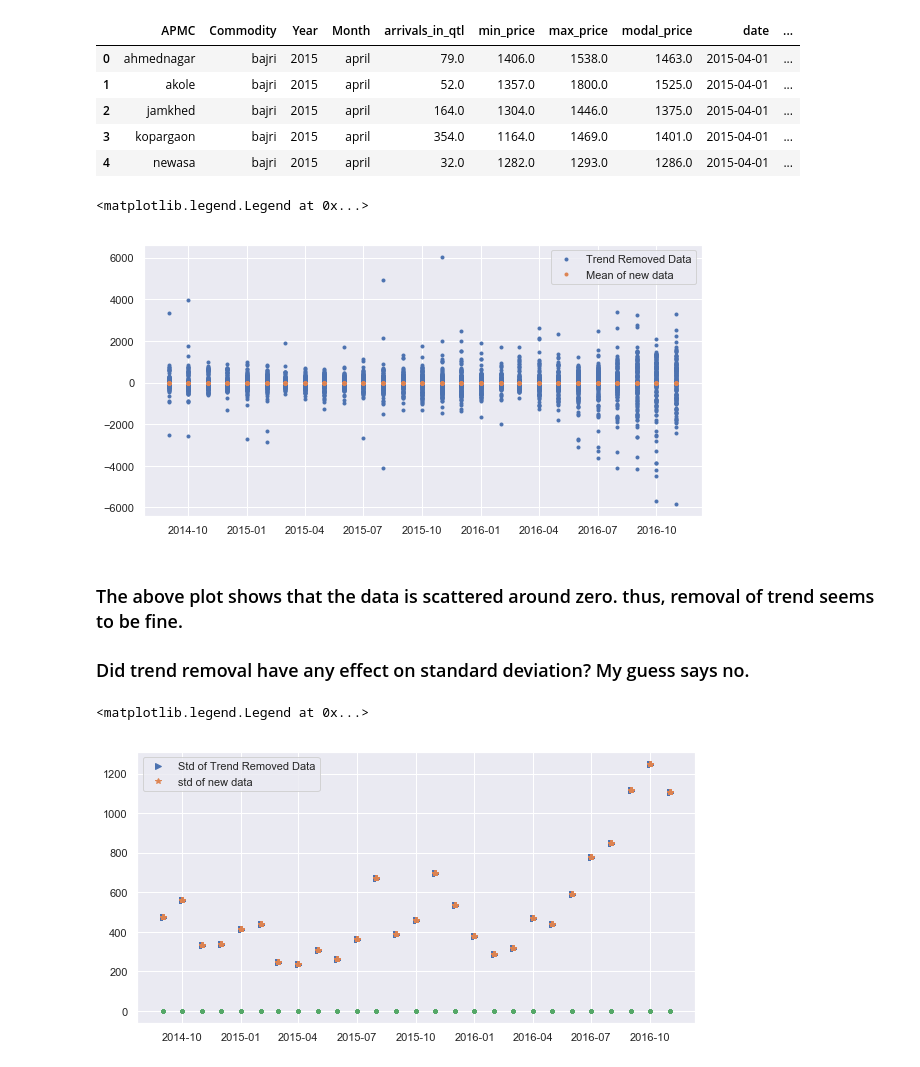
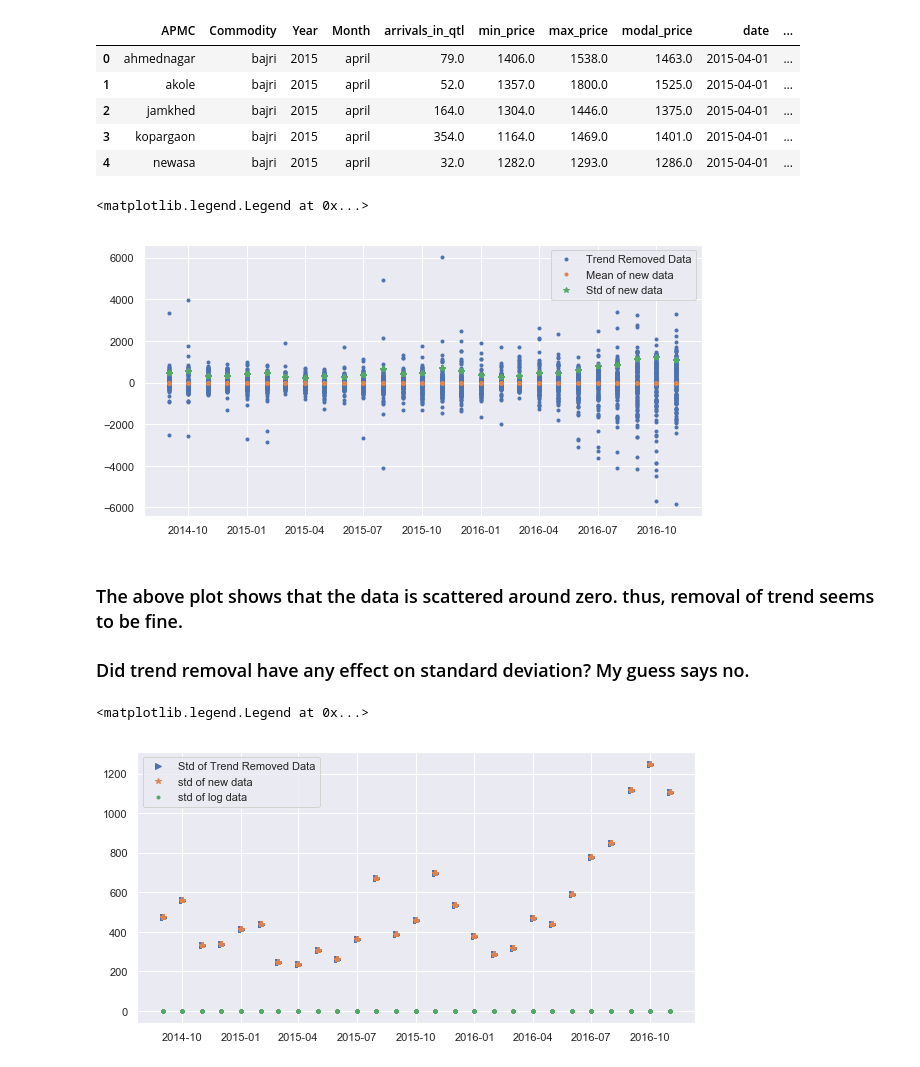
Before and after one commit to joshi-vipul/maharashtra_mandi, a Jupyter notebook: time_series_analysis_mandi.ipynb, the cells around one changed output. Drawn from its saved outputs; the diff is of its cells as text; code cells hidden in the pictures.

```diff
--- a/time_series_analysis_mandi.ipynb
+++ b/time_series_analysis_mandi.ipynb
@@ -135,12 +140,13 @@ new_df.head()
 # %%
 plt.figure(figsize=(10,5))
 gram = new_df[new_df['Commodity']=='gram']
 plt.plot(gram['date'],gram['fluctuation'],'.')
 plt.plot(gram['date'],gram['Fluctuation_Mean'],'.',linewidth=10)
-plt.legend(['Trend Removed Data','Mean of new data'])
+plt.plot(gram['date'],gram['Fluctuation_Std'],'*',linewidth=20)
+plt.legend(['Trend Removed Data','Mean of new data','Std of new data'])
 # %% [output]
 <matplotlib.legend.Legend at 0x...>
-[figure, old version]
+[figure, new version]
 # %% [markdown]
 ### The above plot shows that the data is scattered around zero. thus, removal of trend seems to be fine.
 ### Did trend removal have any effect on standard deviation? My guess says no.
@@ -150,7 +156,7 @@ gram = new_df[new_df['Commodity']=='gram']
 plt.plot(gram['date'],gram['Monthly Std'],'>')
 plt.plot(gram['date'],gram['Fluctuation_Std'],'*',linewidth=20)
 plt.plot(gram['date'],gram['Fluctuation_Mean'],'.',linewidth=10)
-plt.legend(['Std of Trend Removed Data','std of new data'])
+plt.legend(['Std of Trend Removed Data','std of new data','std of log data'])
 # %% [output]
 <matplotlib.legend.Legend at 0x...>
-[figure, old version]
+[figure, new version]
```
Also changed, not shown: parts of 11 cells of this notebook.
